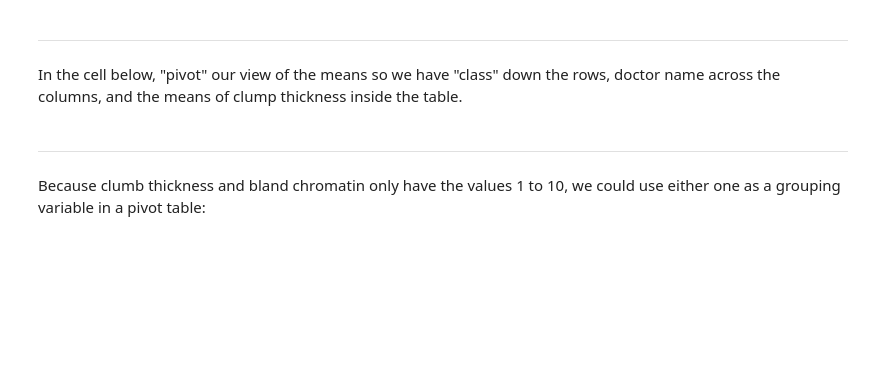
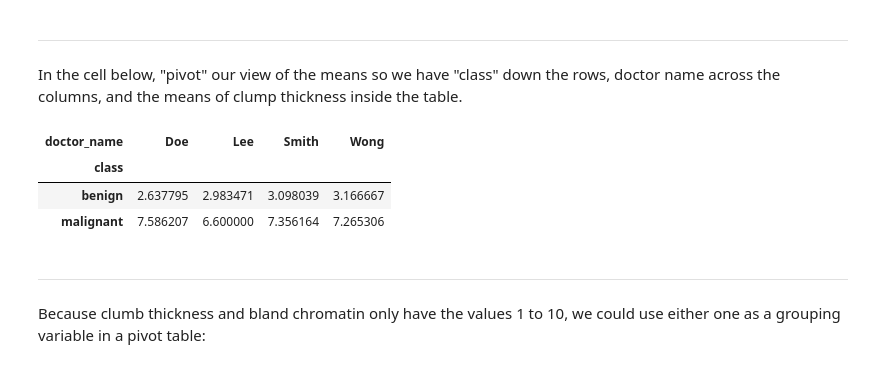
Before and after one commit to rnoodh/psy_data, a Jupyter notebook: week 7/tu14_DataWranglingII.ipynb, the cells around one changed output. Cells and saved outputs as stored; diff of their text form; code cells hidden in the pictures; blank space fills up the shorter version.

```diff
--- a/week 7/tu14_DataWranglingII.ipynb
+++ b/week 7/tu14_DataWranglingII.ipynb
@@ -498,6 +505,16 @@ These are called "pivot tables" because their implementation makes it easy to pi
 ---
 # %% [markdown]
 In the cell below, "pivot" our view of the means so we have "class" down the rows, doctor name across the columns, and the means of clump thickness inside the table.
+# %%
+bcd2.pivot_table(index = 'class',
+                 columns = 'doctor_name',
+                 values = 'clump_thickness',
+                 aggfunc = 'mean')
+# %% [output]
+| doctor_name | Doe | Lee | Smith | Wong |
+| class |  |  |  |  |
+| benign | 2.637795 | 2.983471 | 3.098039 | 3.166667 |
+| malignant | 7.586207 | 6.600000 | 7.356164 | 7.265306 |
 # %% [markdown]
 ---
 # %% [markdown]
```
Also changed, not shown: parts of 4 cells of this notebook, 4 other files.
